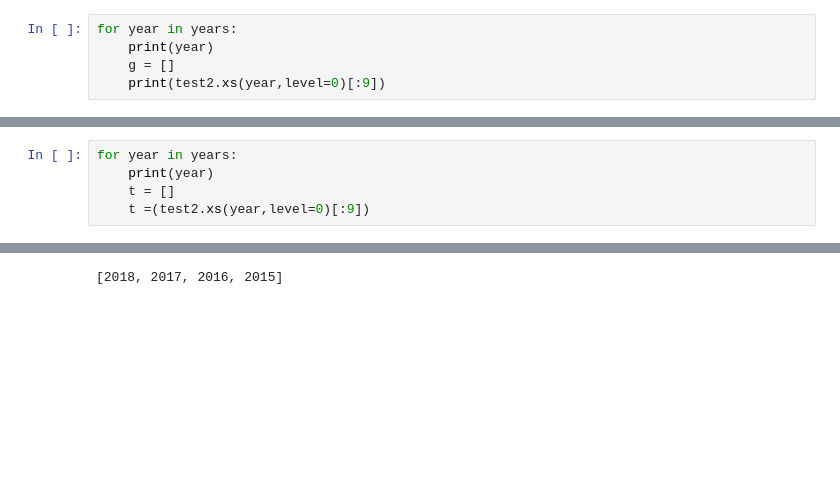
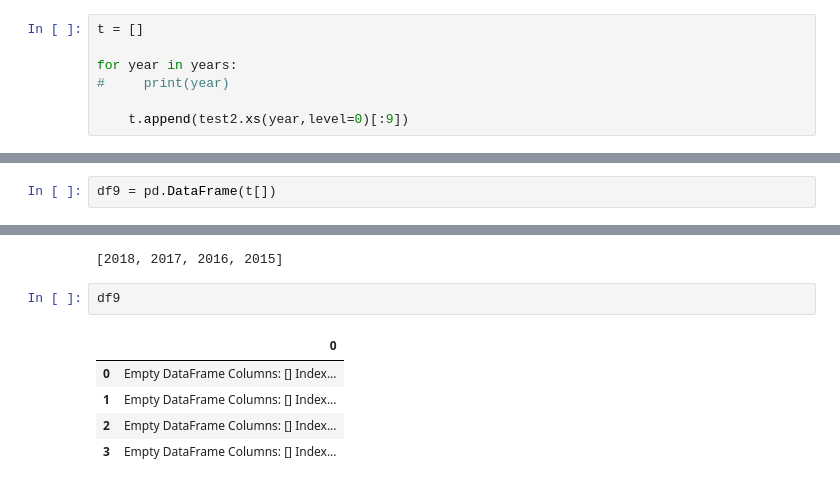
Before and after one commit to SpacePatroller/Boston_Crime_Data, a Jupyter notebook: Crime Data EDA.ipynb, the cells around one changed output, grey strips where cells are left out. Cells and saved outputs as stored; diff of their text form; blank space fills up the shorter version.

```diff
--- a/Crime Data EDA.ipynb
+++ b/Crime Data EDA.ipynb
@@ -384,7 +384,9 @@ test2.xs(2015,level=0)[:9]
 | Investigate Person | 2511 |
 | Larceny From Motor Vehicle | 2113 |
 # %%
+t = []
+
 for year in years:
-    print(year)
-    g = []
-    print(test2.xs(year,level=0)[:9])
+#     print(year)
+
+    t.append(test2.xs(year,level=0)[:9])
@@ -408,5 +392,0 @@ Index: [(Motor Vehicle Accident Response, 5827), (Larceny, 5006), (Other, 3378),
-# %%
-for year in years:
-    print(year)
-    t = []
-    t =(test2.xs(year,level=0)[:9])
@@ -429,4 +393,14 @@ g
+# %%
+df9 = pd.DataFrame(t[])
 # %%
 years
 # %% [output]
 [2018, 2017, 2016, 2015]
+# %%
+df9
+# %% [output]
+|  | 0 |
+| 0 | Empty DataFrame Columns: [] Index... |
+| 1 | Empty DataFrame Columns: [] Index... |
+| 2 | Empty DataFrame Columns: [] Index... |
+| 3 | Empty DataFrame Columns: [] Index... |
```
Also changed, not shown: parts of 11 cells of this notebook, 9 other files.
